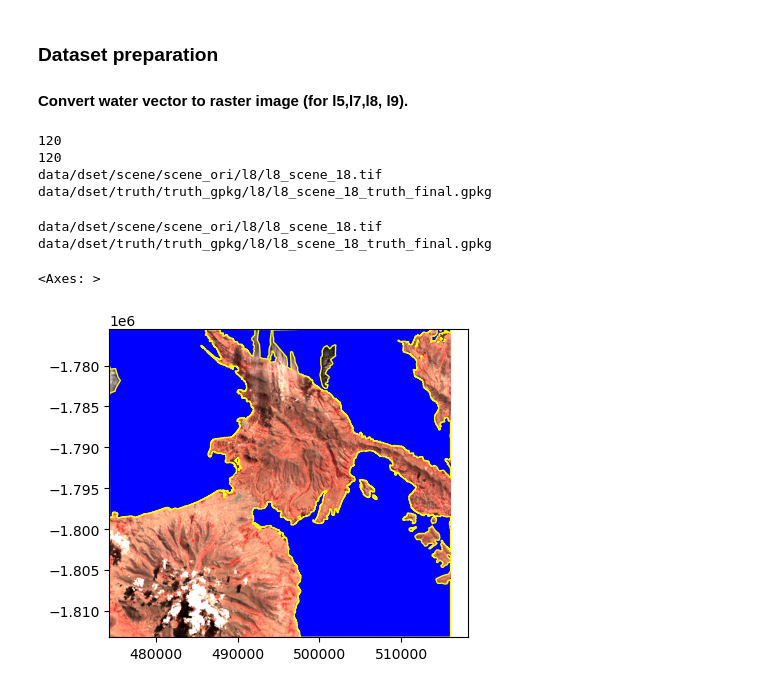
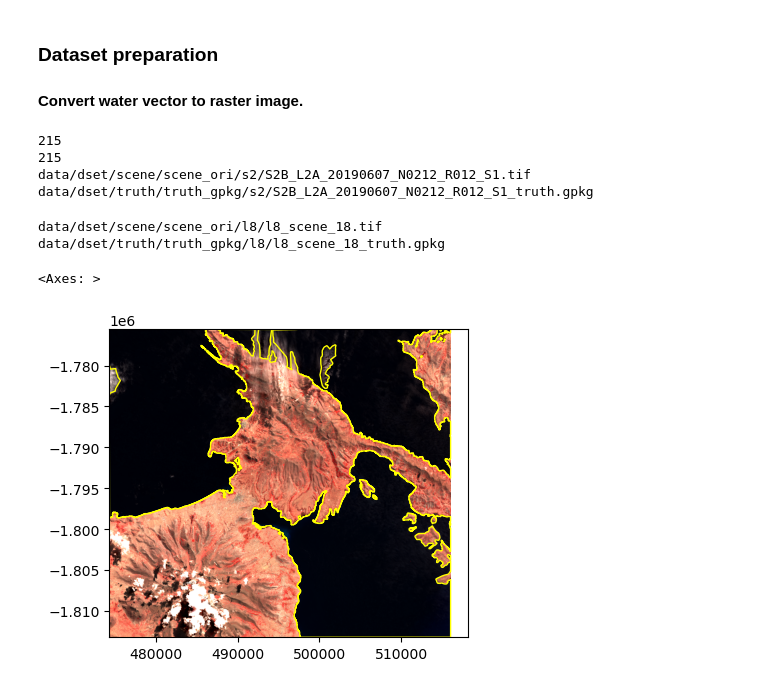
Before and after one commit to Hydrological-Observation-Group/WatSet, a Jupyter notebook: notebooks/1_1_dset_prepare.ipynb, the cells around one changed output. Saved outputs shown, nothing was run; the diff lists cells and outputs as text; code cells hidden in the pictures.

```diff
--- a/notebooks/1_1_dset_prepare.ipynb
+++ b/notebooks/1_1_dset_prepare.ipynb
@@ -1,6 +1,6 @@
 # %% [markdown]
 ### Dataset preparation
-#### Convert water vector to raster image (for l5,l7,l8, l9).
+#### Convert water vector to raster image.
 # %%
 import numpy as np
 from glob import glob
@@ -10,44 +11,42 @@ from pyrsimg import imgShow
 from rasterio import features
 import matplotlib.pyplot as plt
 # %%
-dir_truth_gpkg = 'data/dset/truth/truth_gpkg/'
-dir_truth_tif = 'data/dset/truth/truth_tif/'
-dir_scene = 'data/dset/scene/scene_ori/'
+dir_truth_gpkg = 'data/dset/truth/truth_gpkg'
+dir_truth_tif = 'data/dset/truth/truth_tif'
+dir_scene = 'data/dset/scene/scene_ori'
 ### get the secene and truth pairwise data
-paths_scene = sorted(glob(dir_scene+'*/*.tif'))
-paths_scene = [path for path in paths_scene if 's2' not in path]
-paths_truth = sorted(glob(dir_truth_gpkg+'*/*.gpkg'))
+paths_scene = sorted(glob(dir_scene+'/*/*.tif'))
+paths_truth_gpkg = sorted(glob(dir_truth_gpkg+'/*/*.gpkg'))
 print(len(paths_scene))
-print(len(paths_truth))
-print(paths_scene[77])
-print(paths_truth[77])
+print(len(paths_truth_gpkg))
+print(paths_scene[179])
+print(paths_truth_gpkg[179])
 # %% [output]
-120
-120
-data/dset/scene/scene_ori/l8/l8_scene_18.tif
-data/dset/truth/truth_gpkg/l8/l8_scene_18_truth_final.gpkg
+215
+215
+data/dset/scene/scene_ori/s2/S2B_L2A_20190607_N0212_R012_S1.tif
+data/dset/truth/truth_gpkg/s2/S2B_L2A_20190607_N0212_R012_S1_truth.gpkg
 # %%
 ## check the pair-wise scene images and the truth vector
 id_dset = 77
 scene_rio = rio.open(paths_scene[id_dset])
-truth_vec_gpd = gpd.read_file(paths_truth[id_dset])
+truth_vec_gpd = gpd.read_file(paths_truth_gpkg[id_dset])
 scene_extent = [scene_rio.bounds.left, scene_rio.bounds.right,
                 scene_rio.bounds.bottom, scene_rio.bounds.top]
 print(paths_scene[id_dset])
-print(paths_truth[id_dset])
+print(paths_truth_gpkg[id_dset])
 # %% [output]
 data/dset/scene/scene_ori/l8/l8_scene_18.tif
-data/dset/truth/truth_gpkg/l8/l8_scene_18_truth_final.gpkg
+data/dset/truth/truth_gpkg/l8/l8_scene_18_truth.gpkg
 # %%
 if scene_rio.crs != truth_vec_gpd.crs:
     print('crs transformation needed')
     truth_vec_gpd = truth_vec_gpd.to_crs(scene_rio.crs.to_dict())
 ## show the scene and the truth vector
 fig, ax = plt.subplots(1, 1, figsize=(5, 4))
 imgShow(scene_rio.read([2,3,4]).transpose(1,2,0),
             ax=ax, clip_percent=5, extent=scene_extent)
-truth_vec_gpd.plot(ax=ax, color='blue',
-                   edgecolor='yellow', linewidth=1)
+truth_vec_gpd.plot(ax=ax, color='None', edgecolor='yellow', linewidth=1)
 # %% [output]
 <Axes: >
-[figure, old version]
+[figure, new version]
```
Also changed, not shown: parts of 6 cells of this notebook, 12 other files.
